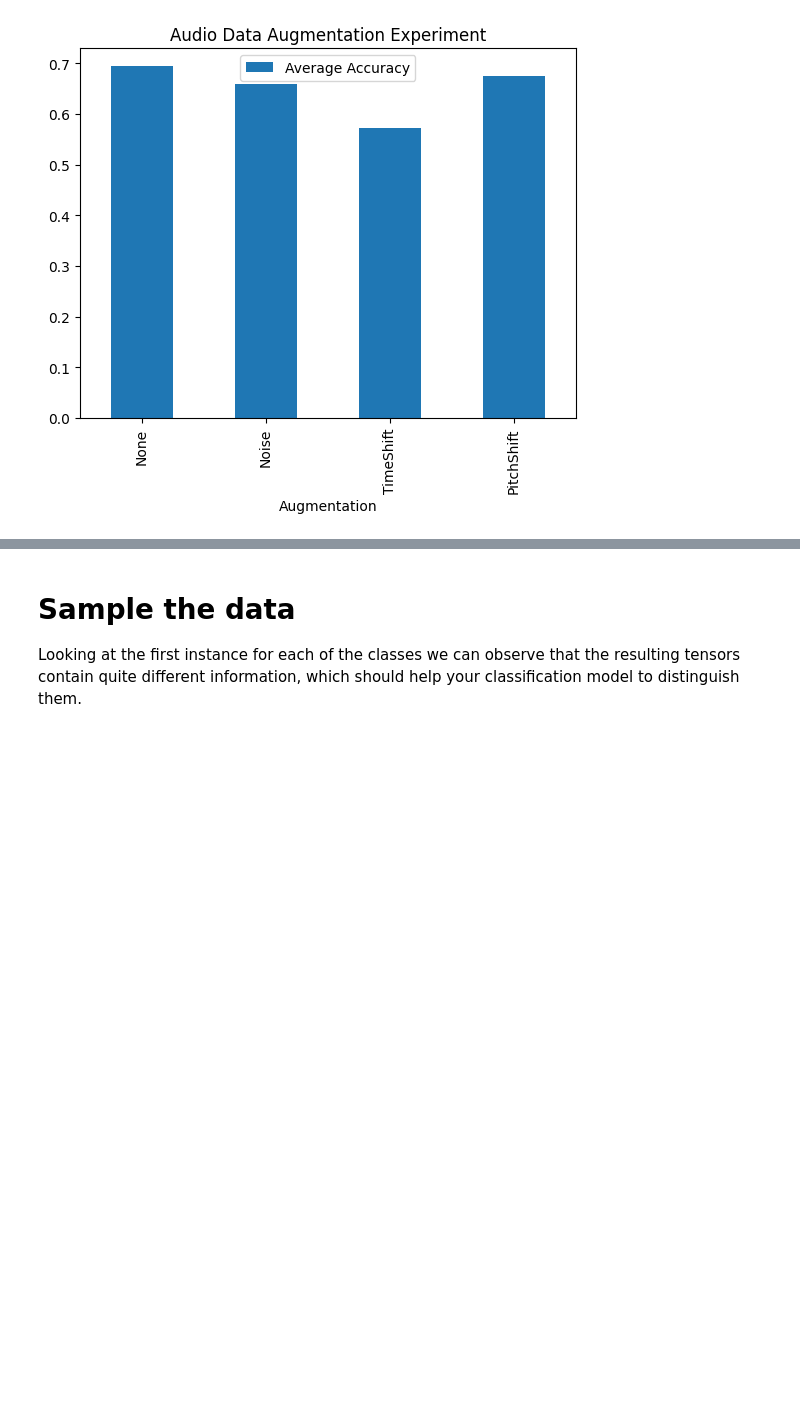
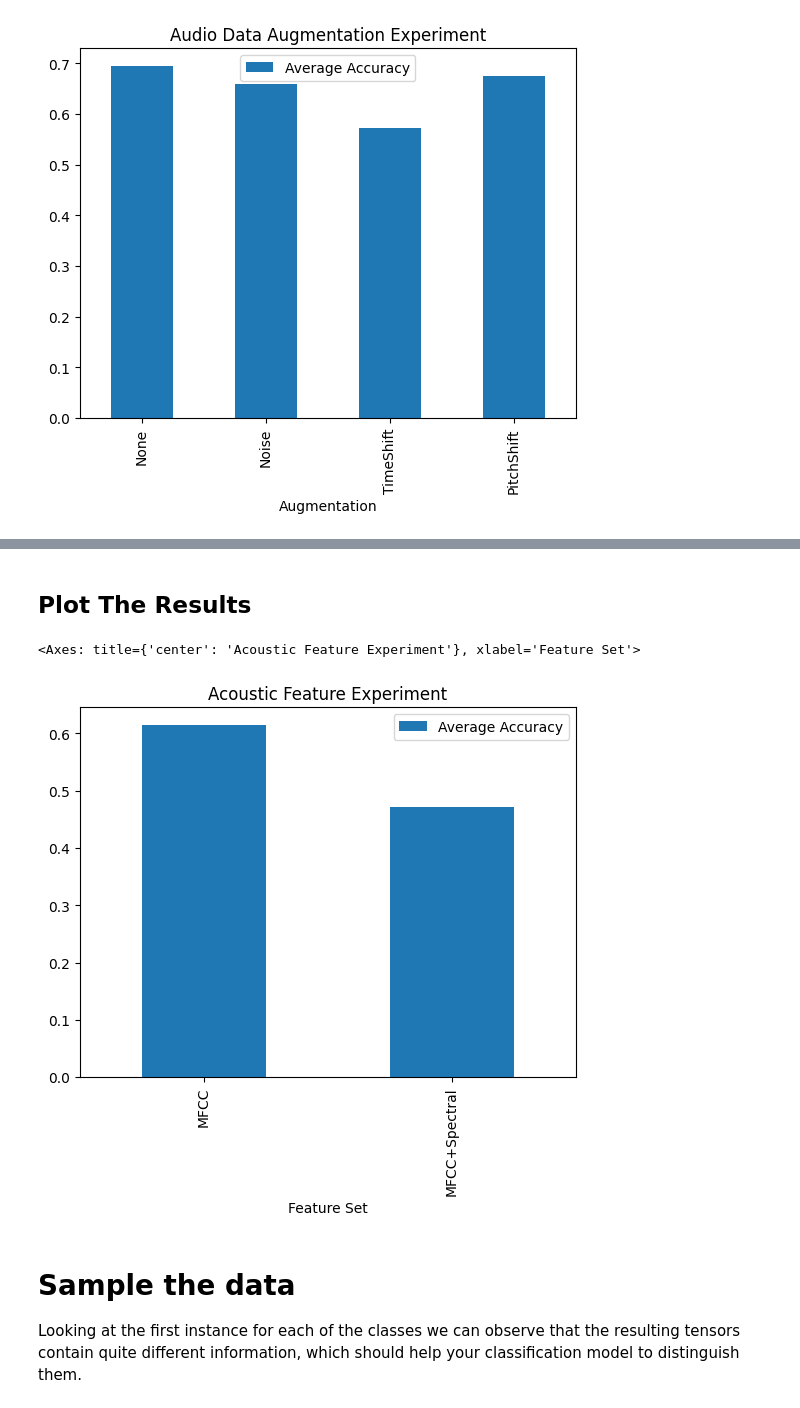
Before and after one commit to DimitarMalamski/animal_sound_identifier, a Jupyter notebook: animal-sound-identifier-dimitar.ipynb, the cells around one changed output, grey strips where cells are left out. Saved outputs shown, nothing was run; the diff lists cells and outputs as text; code cells hidden in the pictures; blank space fills up the shorter version.

```diff
--- a/animal-sound-identifier-dimitar.ipynb
+++ b/animal-sound-identifier-dimitar.ipynb
@@ -41,7 +41,7 @@ mfcc_values = [10, 13, 20, 30, 40]
 sample_length_values = [100, 200, 400]
 
 # Feature representation experiment
-feature_types = ["MFCC", "MelSpectrogram"]
+feature_types = ["MFCC", "MelSpectrogram", "MFCC+Spectral"]
 
 # Model architecture experiment
 model_types = ["Linear", "SmallCNN", "DeepCNN"]
@@ -114,6 +114,26 @@ class AudioDataset(D.Dataset):
             )
             features = librosa.power_to_db(mel)
 
+        elif self.feature_type == "MFCC+Spectral":
+
+            mfcc = librosa.feature.mfcc(
+                y=audio,
+                n_mfcc=self.n_mfcc
+            )
+
+            centroid = librosa.feature.spectral_centroid(y=audio)
+            bandwidth = librosa.feature.spectral_bandwidth(y=audio)
+            zcr = librosa.feature.zero_crossing_rate(audio)
+
+            features = np.vstack([
+                mfcc,
+                centroid,
+                bandwidth,
+                zcr
+            ])
+        else:
+            raise ValueError(f"Unknown feature type: {self.feature_type}")
+
         # Normalize features
         features = (features - np.mean(features)) / (np.std(features) + 1e-6)
 
@@ -144,7 +164,15 @@ class AudioDataset(D.Dataset):
         return len(self.classes)
 
     def num_features(self):
-        return self.n_mfcc * 3 if self.use_delta else self.n_mfcc
+        base = self.n_mfcc
+
+        if self.feature_type == "MFCC+Spectral":
+            base = self.n_mfcc + 3
+
+        if self.use_delta:
+            base = base * 3
+
+        return base
 # %% [markdown]
 ## Fixed Dataset Split
 # %%
@@ -1272,3 +1395,17 @@ df_aug.plot(
+# %% [markdown]
+## Plot The Results
+# %%
+df_acoustic = pd.DataFrame(acoustic_results)
+
+df_acoustic.plot(
+    x="Feature Set",
+    y="Average Accuracy",
+    kind="bar",
+    title="Acoustic Feature Experiment"
+)
+# %% [output]
+<Axes: title={'center': 'Acoustic Feature Experiment'}, xlabel='Feature Set'>
+[figure, added]
 # %% [markdown]
 # Sample the data
 
```
Also changed, not shown: parts of 2 cells of this notebook.
